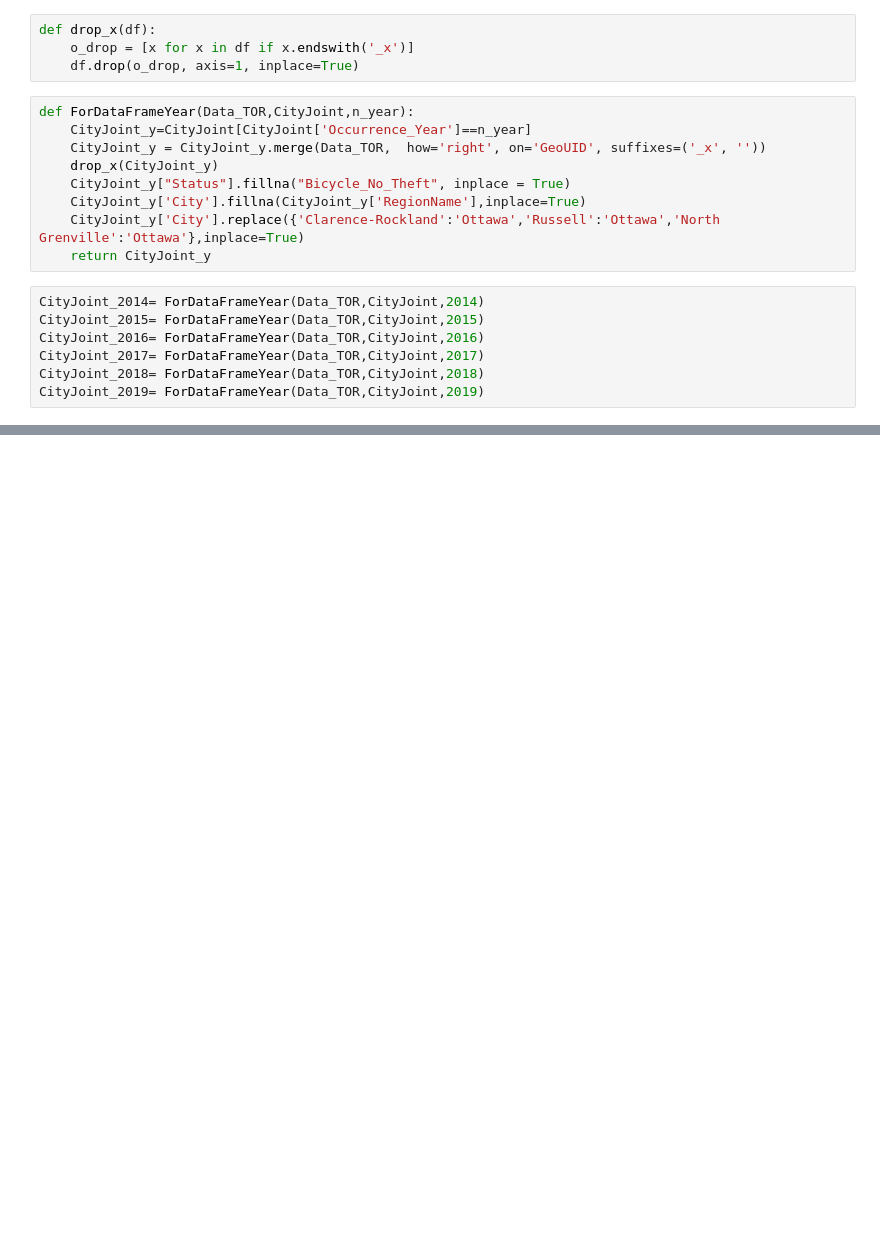
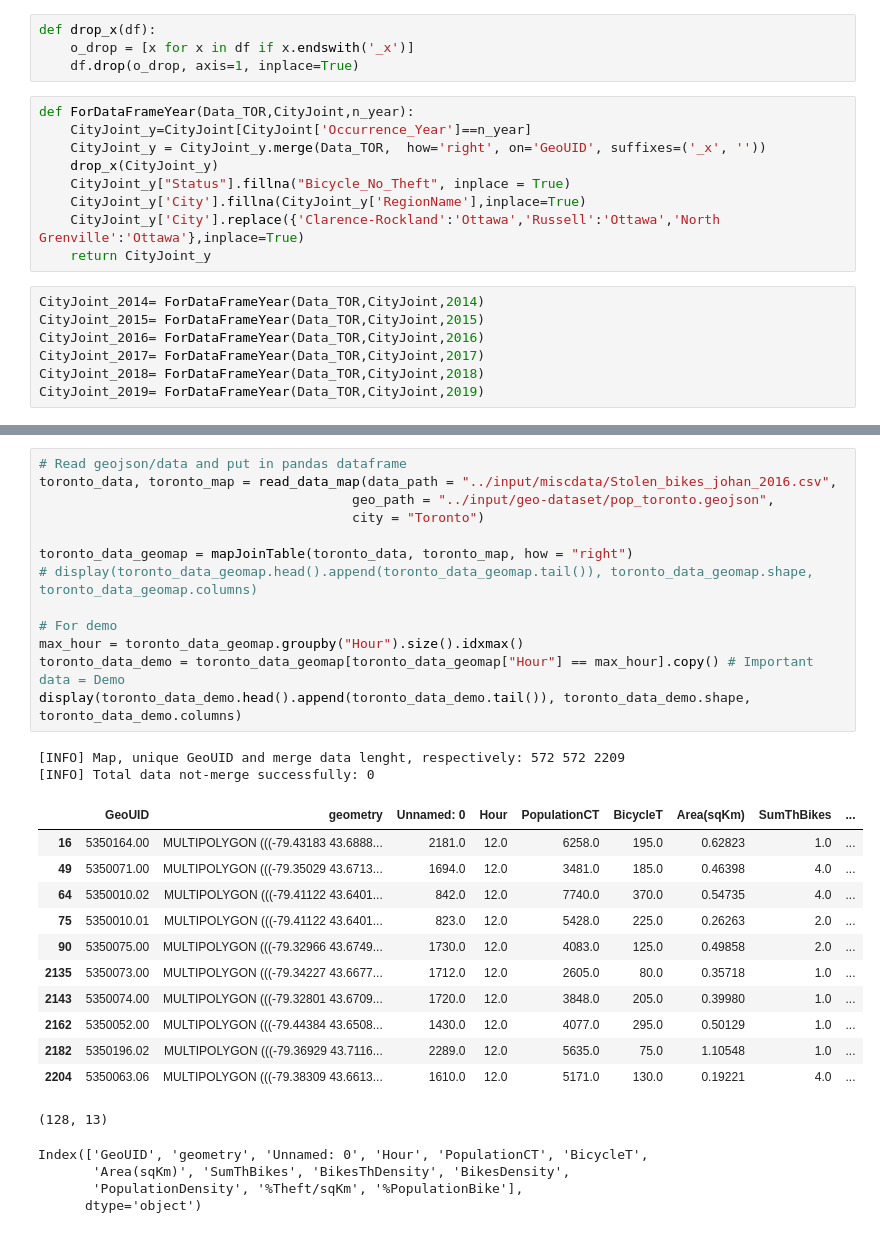
Before and after one commit to vrsaumya/Bike-Theft-Model, a Jupyter notebook: notebookbd2e743420.ipynb, the cells around one changed output, grey strips where cells are left out. Cells and saved outputs as stored; diff of their text form; blank space fills up the shorter version.

Commit message:
Geo spatial analysis of bike theft

```diff
--- a/notebookbd2e743420.ipynb
+++ b/notebookbd2e743420.ipynb
@@ -275,0 +359,32 @@ otaw
+# %%
+# Read geojson/data and put in pandas dataframe
+toronto_data, toronto_map = read_data_map(data_path = "../input/miscdata/Stolen_bikes_johan_2016.csv",
+                                        geo_path = "../input/geo-dataset/pop_toronto.geojson",
+                                        city = "Toronto")
+
+toronto_data_geomap = mapJoinTable(toronto_data, toronto_map, how = "right")
+# display(toronto_data_geomap.head().append(toronto_data_geomap.tail()), toronto_data_geomap.shape, toronto_data_geomap.columns)
+
+# For demo
+max_hour = toronto_data_geomap.groupby("Hour").size().idxmax()
+toronto_data_demo = toronto_data_geomap[toronto_data_geomap["Hour"] == max_hour].copy() # Important data = Demo
+display(toronto_data_demo.head().append(toronto_data_demo.tail()), toronto_data_demo.shape, toronto_data_demo.columns)
+# %% [output]
+[INFO] Map, unique GeoUID and merge data lenght, respectively: 572 572 2209
+[INFO] Total data not-merge successfully: 0
+|  | GeoUID | geometry | Unnamed: 0 | Hour | PopulationCT | BicycleT | Area(sqKm) | SumThBikes | ... |
+| 16 | 5350164.00 | MULTIPOLYGON (((-79.43183 43.6888... | 2181.0 | 12.0 | 6258.0 | 195.0 | 0.62823 | 1.0 | ... |
+| 49 | 5350071.00 | MULTIPOLYGON (((-79.35029 43.6713... | 1694.0 | 12.0 | 3481.0 | 185.0 | 0.46398 | 4.0 | ... |
+| 64 | 5350010.02 | MULTIPOLYGON (((-79.41122 43.6401... | 842.0 | 12.0 | 7740.0 | 370.0 | 0.54735 | 4.0 | ... |
+| 75 | 5350010.01 | MULTIPOLYGON (((-79.41122 43.6401... | 823.0 | 12.0 | 5428.0 | 225.0 | 0.26263 | 2.0 | ... |
+| 90 | 5350075.00 | MULTIPOLYGON (((-79.32966 43.6749... | 1730.0 | 12.0 | 4083.0 | 125.0 | 0.49858 | 2.0 | ... |
+| 2135 | 5350073.00 | MULTIPOLYGON (((-79.34227 43.6677... | 1712.0 | 12.0 | 2605.0 | 80.0 | 0.35718 | 1.0 | ... |
+| 2143 | 5350074.00 | MULTIPOLYGON (((-79.32801 43.6709... | 1720.0 | 12.0 | 3848.0 | 205.0 | 0.39980 | 1.0 | ... |
+| 2162 | 5350052.00 | MULTIPOLYGON (((-79.44384 43.6508... | 1430.0 | 12.0 | 4077.0 | 295.0 | 0.50129 | 1.0 | ... |
+| 2182 | 5350196.02 | MULTIPOLYGON (((-79.36929 43.7116... | 2289.0 | 12.0 | 5635.0 | 75.0 | 1.10548 | 1.0 | ... |
+| 2204 | 5350063.06 | MULTIPOLYGON (((-79.38309 43.6613... | 1610.0 | 12.0 | 5171.0 | 130.0 | 0.19221 | 4.0 | ... |
+(128, 13)
+Index(['GeoUID', 'geometry', 'Unnamed: 0', 'Hour', 'PopulationCT', 'BicycleT',
+       'Area(sqKm)', 'SumThBikes', 'BikesThDensity', 'BikesDensity',
+       'PopulationDensity', '%Theft/sqKm', '%PopulationBike'],
+      dtype='object')
```
Also changed, not shown: parts of 11 cells of this notebook.
